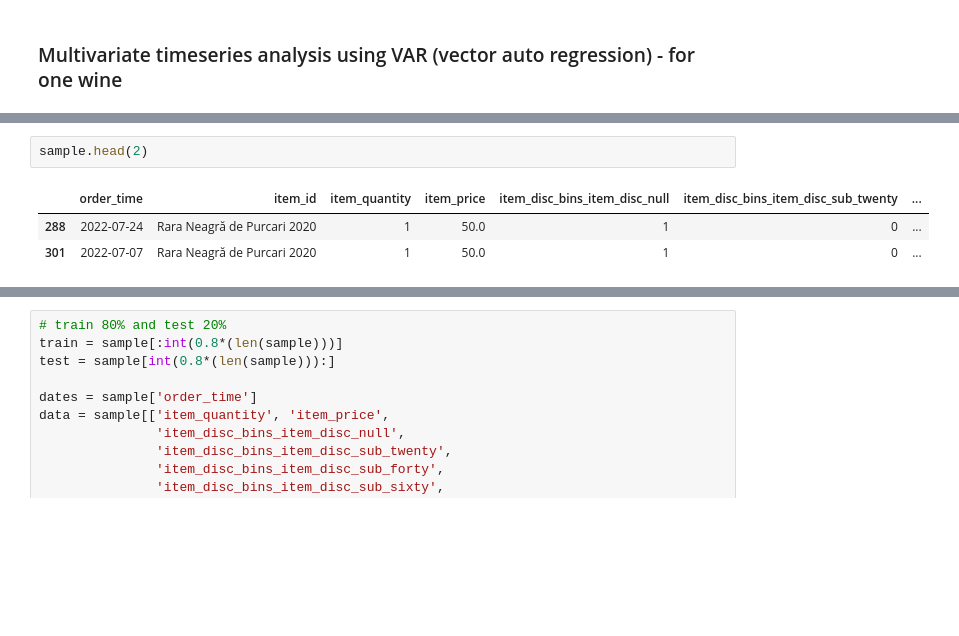
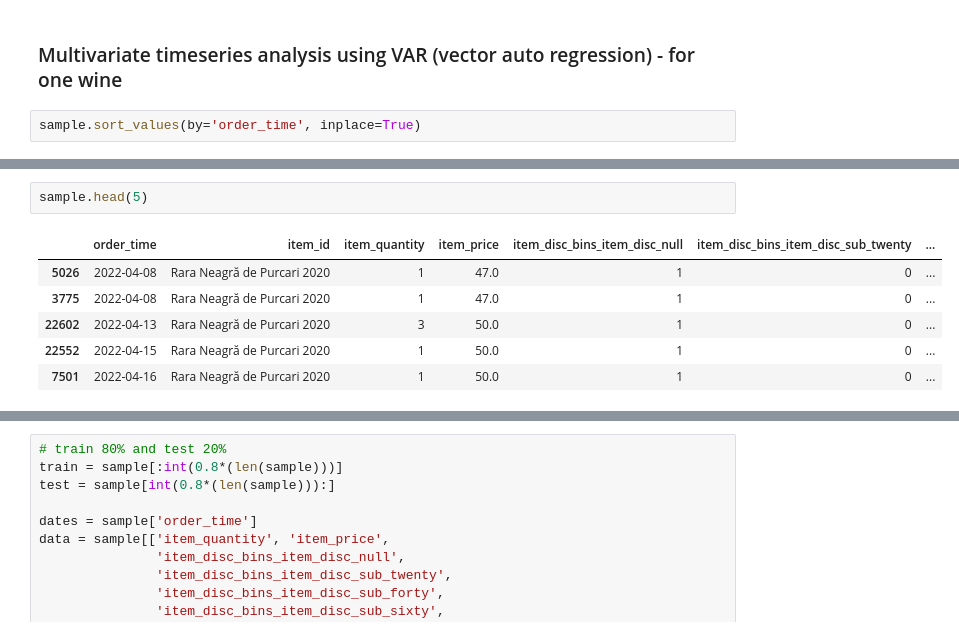
Before and after one commit to kevanoktavio/CloudWine_DemandPrediction, a Jupyter notebook: development/notebooks/cara_model.ipynb, the cells around one changed output, grey strips where cells are left out. Saved outputs shown, nothing was run; the diff lists cells and outputs as text; blank space fills up the shorter version.

```diff
--- a/development/notebooks/cara_model.ipynb
+++ b/development/notebooks/cara_model.ipynb
@@ -65,3 +65,5 @@ groupedbyitem['item_id'].value_counts()
 sample = groupedbyitem[groupedbyitem['item_id']=='Rara Neagră de Purcari 2020']
 # %% [markdown]
 ### Multivariate timeseries analysis using VAR (vector auto regression) - for one wine
+# %%
+sample.sort_values(by='order_time', inplace=True)
@@ -68,7 +83,10 @@ sample = groupedbyitem[groupedbyitem['item_id']=='Rara Neagră de Purcari 2020']
 # %%
-sample.head(2)
+sample.head(5)
 # %% [output]
 |  | order_time | item_id | item_quantity | item_price | item_disc_bins_item_disc_null | item_disc_bins_item_disc_sub_twenty | ... |
-| 288 | 2022-07-24 | Rara Neagră de Purcari 2020 | 1 | 50.0 | 1 | 0 | ... |
-| 301 | 2022-07-07 | Rara Neagră de Purcari 2020 | 1 | 50.0 | 1 | 0 | ... |
+| 5026 | 2022-04-08 | Rara Neagră de Purcari 2020 | 1 | 47.0 | 1 | 0 | ... |
+| 3775 | 2022-04-08 | Rara Neagră de Purcari 2020 | 1 | 47.0 | 1 | 0 | ... |
+| 22602 | 2022-04-13 | Rara Neagră de Purcari 2020 | 3 | 50.0 | 1 | 0 | ... |
+| 22552 | 2022-04-15 | Rara Neagră de Purcari 2020 | 1 | 50.0 | 1 | 0 | ... |
+| 7501 | 2022-04-16 | Rara Neagră de Purcari 2020 | 1 | 50.0 | 1 | 0 | ... |
 # %%
```
Also changed, not shown: parts of 10 cells of this notebook.
